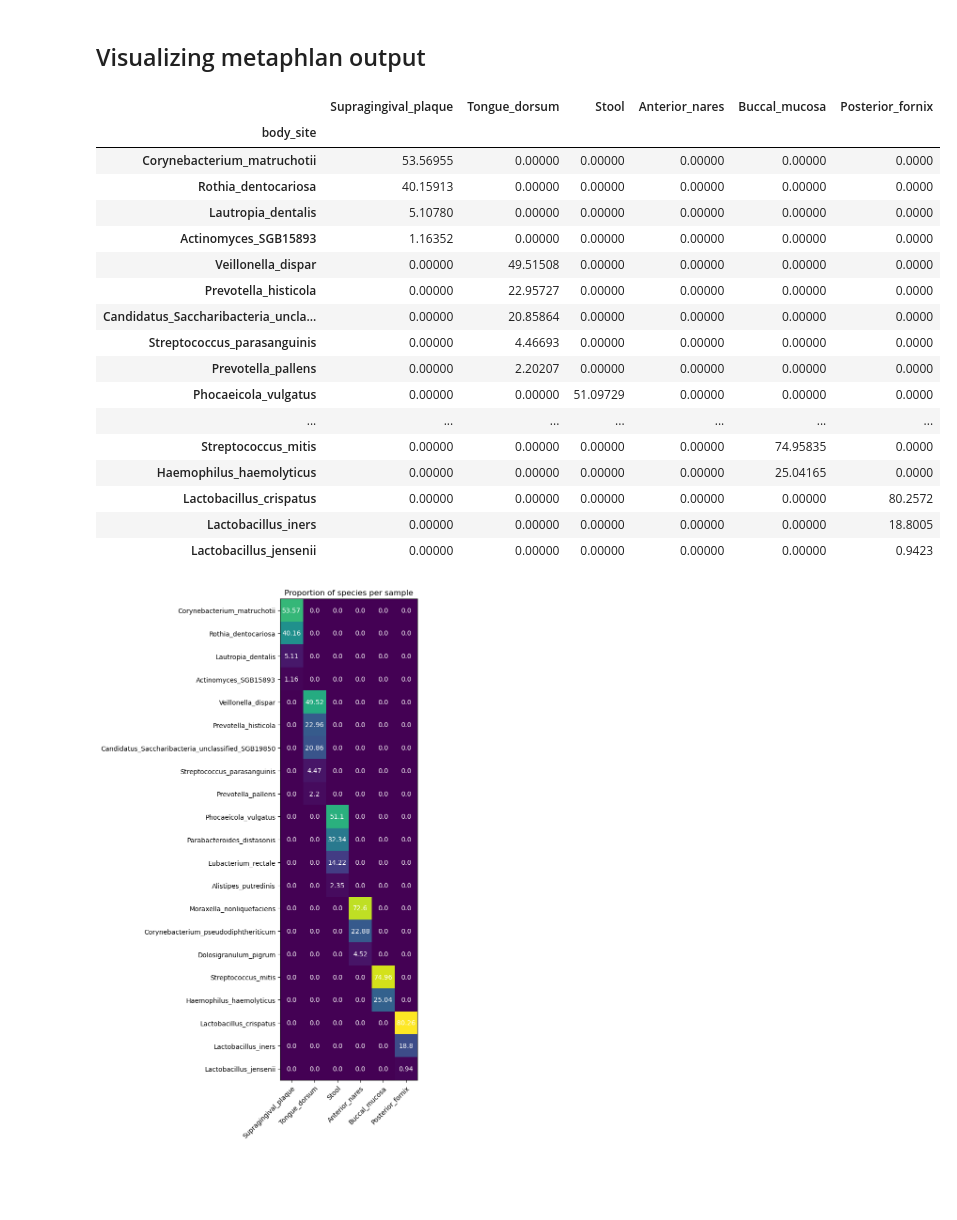
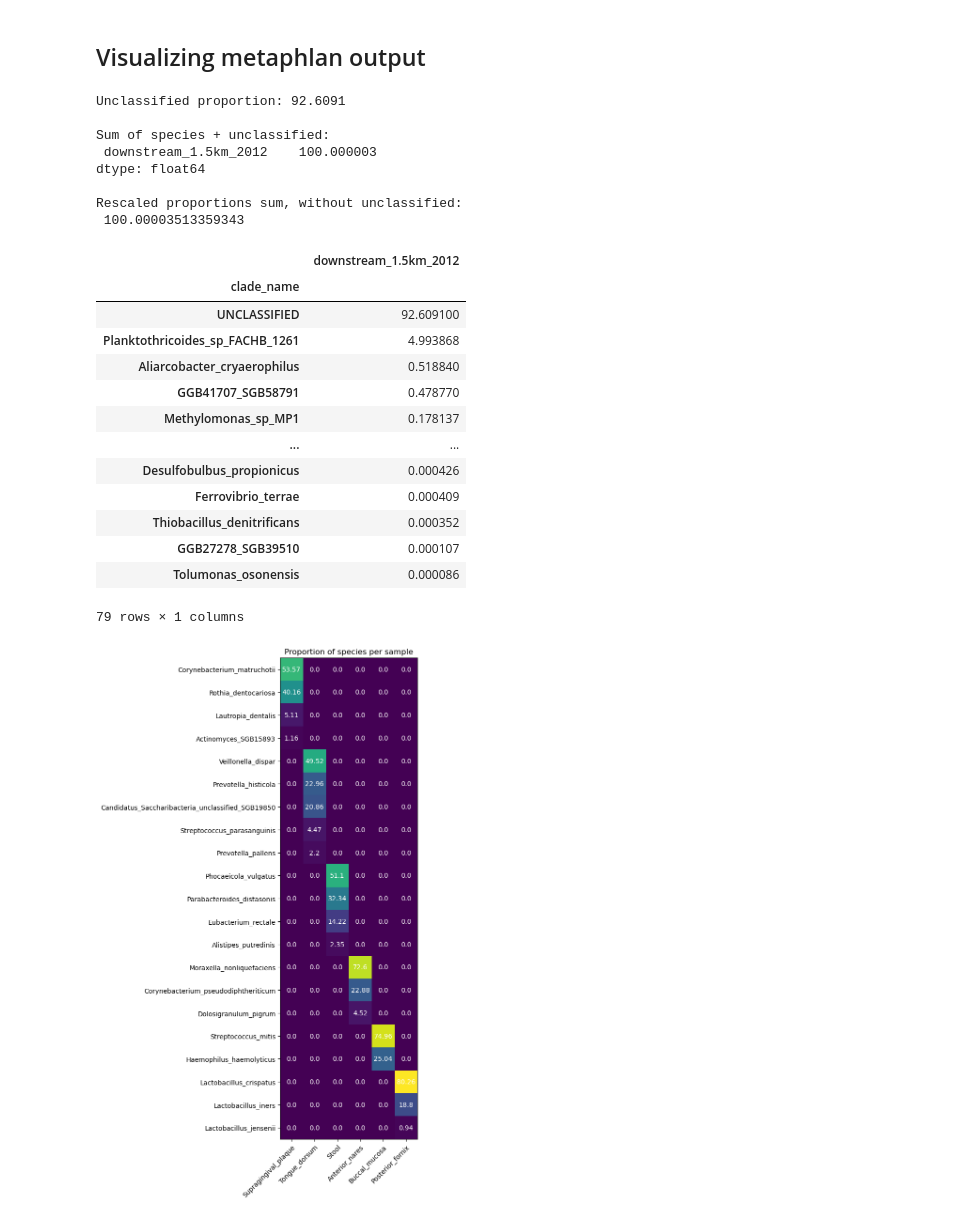
Before and after one commit to blomfelt/BBT045_Project, a Jupyter notebook: Project_group1.ipynb, the cells around one changed output. Drawn from its saved outputs; the diff is of its cells as text; code cells hidden in the pictures; blank space fills up the shorter version.

Commit message:
Working metaphlan script + begin rescale values

```diff
--- a/Project_group1.ipynb
+++ b/Project_group1.ipynb
@@ -193,32 +193,49 @@ for i in SRS*.fasta.gz; do metaphlan $i --input_type fasta --nproc 4 > ${i%.fast
 #todo förbättra kommentarer ovan, se ref:s för mer info
 # %%
 import pandas as pd
-species_file = "merged_abundance_table_species_test.txt"
+species_file = "merged_abundance_table_species.txt"
 # Tab separated, first row column names, first column row names
 species_df = pd.read_csv(species_file, sep='\t', header=0, index_col=0)
 
+unclassified__proportion = species_df.iloc[0,0]
+print("Unclassified proportion:", unclassified__proportion)
+
 species_df.head(25)
+print("\nSum of species + unclassified:\n", species_df.sum())
+
+# Rescale all values:
+test = (100-unclassified__proportion)/100
+test_df = species_df/test
+test_proportions = test_df.iloc[range(1, len(test_df-1)), 0].sum()
+print("\nRescaled proportions sum, without unclassified:\n", test_proportions)
+
+#test_df #View the rescaled proportions (comment out the other one)
+species_df #View the species dataframe
 
 #todo MERGE
 # %% [output]
+Unclassified proportion: 92.6091
+
+Sum of species + unclassified:
+ downstream_1.5km_2012    100.000003
+dtype: float64
+
+Rescaled proportions sum, without unclassified:
+ 100.00003513359343
-|  | Supragingival_plaque | Tongue_dorsum | Stool | Anterior_nares | Buccal_mucosa | Posterior_fornix |
-| body_site |  |  |  |  |  |  |
-| Corynebacterium_matruchotii | 53.56955 | 0.00000 | 0.00000 | 0.00000 | 0.00000 | 0.0000 |
-| Rothia_dentocariosa | 40.15913 | 0.00000 | 0.00000 | 0.00000 | 0.00000 | 0.0000 |
-| Lautropia_dentalis | 5.10780 | 0.00000 | 0.00000 | 0.00000 | 0.00000 | 0.0000 |
-| Actinomyces_SGB15893 | 1.16352 | 0.00000 | 0.00000 | 0.00000 | 0.00000 | 0.0000 |
-| Veillonella_dispar | 0.00000 | 49.51508 | 0.00000 | 0.00000 | 0.00000 | 0.0000 |
-| Prevotella_histicola | 0.00000 | 22.95727 | 0.00000 | 0.00000 | 0.00000 | 0.0000 |
-| Candidatus_Saccharibacteria_uncla... | 0.00000 | 20.85864 | 0.00000 | 0.00000 | 0.00000 | 0.0000 |
-| Streptococcus_parasanguinis | 0.00000 | 4.46693 | 0.00000 | 0.00000 | 0.00000 | 0.0000 |
-| Prevotella_pallens | 0.00000 | 2.20207 | 0.00000 | 0.00000 | 0.00000 | 0.0000 |
-| Phocaeicola_vulgatus | 0.00000 | 0.00000 | 51.09729 | 0.00000 | 0.00000 | 0.0000 |
-| ... | ... | ... | ... | ... | ... | ... |
-| Streptococcus_mitis | 0.00000 | 0.00000 | 0.00000 | 0.00000 | 74.95835 | 0.0000 |
-| Haemophilus_haemolyticus | 0.00000 | 0.00000 | 0.00000 | 0.00000 | 25.04165 | 0.0000 |
-| Lactobacillus_crispatus | 0.00000 | 0.00000 | 0.00000 | 0.00000 | 0.00000 | 80.2572 |
-| Lactobacillus_iners | 0.00000 | 0.00000 | 0.00000 | 0.00000 | 0.00000 | 18.8005 |
-| Lactobacillus_jensenii | 0.00000 | 0.00000 | 0.00000 | 0.00000 | 0.00000 | 0.9423 |
+|  | downstream_1.5km_2012 |
+| clade_name |  |
+| UNCLASSIFIED | 92.609100 |
+| Planktothricoides_sp_FACHB_1261 | 4.993868 |
+| Aliarcobacter_cryaerophilus | 0.518840 |
+| GGB41707_SGB58791 | 0.478770 |
+| Methylomonas_sp_MP1 | 0.178137 |
+| ... | ... |
+| Desulfobulbus_propionicus | 0.000426 |
+| Ferrovibrio_terrae | 0.000409 |
+| Thiobacillus_denitrificans | 0.000352 |
+| GGB27278_SGB39510 | 0.000107 |
+| Tolumonas_osonensis | 0.000086 |
+79 rows × 1 columns
 # %%
 #todo EXAMPLE; REMOVE
 
```
Also changed, not shown: parts of 2 cells of this notebook, 1 other file.
